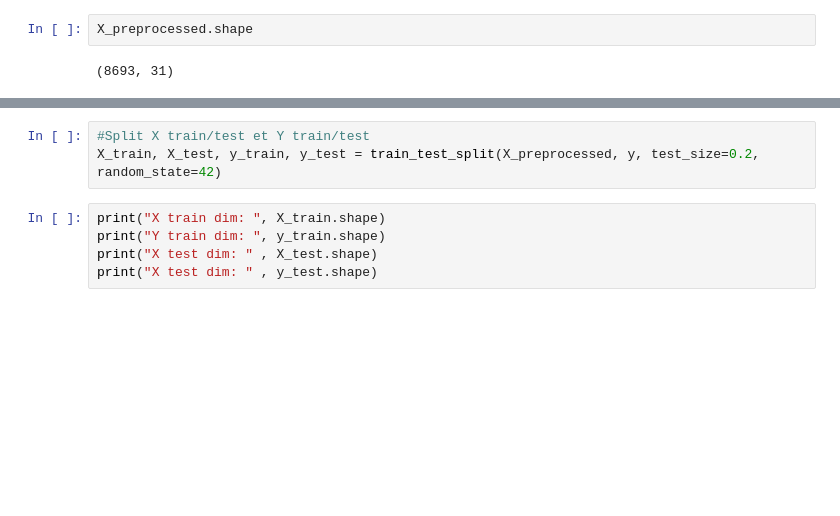
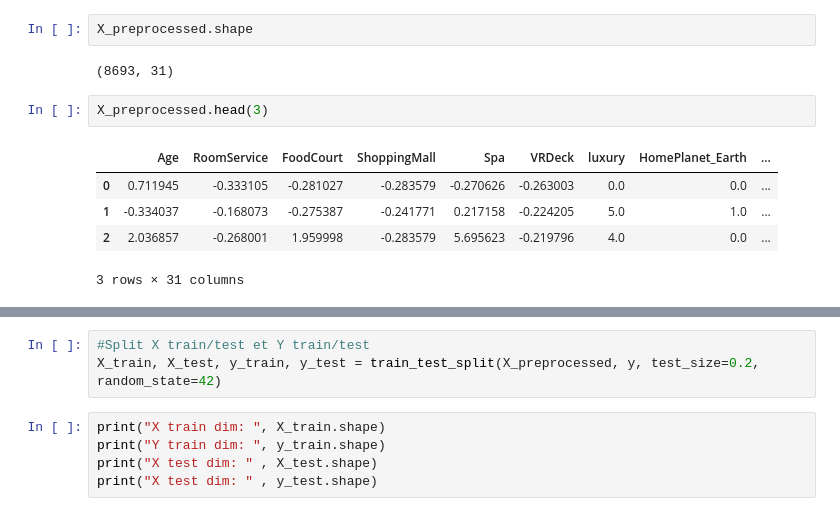
Before and after one commit to Dudul-99/Data-Science, a Jupyter notebook: space_titanice.ipynb, the cells around one changed output, grey strips where cells are left out. Cells and saved outputs as stored; diff of their text form; blank space fills up the shorter version.

```diff
--- a/space_titanice.ipynb
+++ b/space_titanice.ipynb
@@ -509,6 +513,14 @@ X_preprocessed = full_pipeline.fit_transform(X)
 X_preprocessed.shape
 # %% [output]
 (8693, 31)
+# %%
+X_preprocessed.head(3)
+# %% [output]
+|  | Age | RoomService | FoodCourt | ShoppingMall | Spa | VRDeck | luxury | HomePlanet_Earth | ... |
+| 0 | 0.711945 | -0.333105 | -0.281027 | -0.283579 | -0.270626 | -0.263003 | 0.0 | 0.0 | ... |
+| 1 | -0.334037 | -0.168073 | -0.275387 | -0.241771 | 0.217158 | -0.224205 | 5.0 | 1.0 | ... |
+| 2 | 2.036857 | -0.268001 | 1.959998 | -0.283579 | 5.695623 | -0.219796 | 4.0 | 0.0 | ... |
+3 rows × 31 columns
 # %%
 # No NAs
 np.isnan(X_preprocessed).sum()
```
Also changed, not shown: parts of 17 cells of this notebook, 2 other files.
